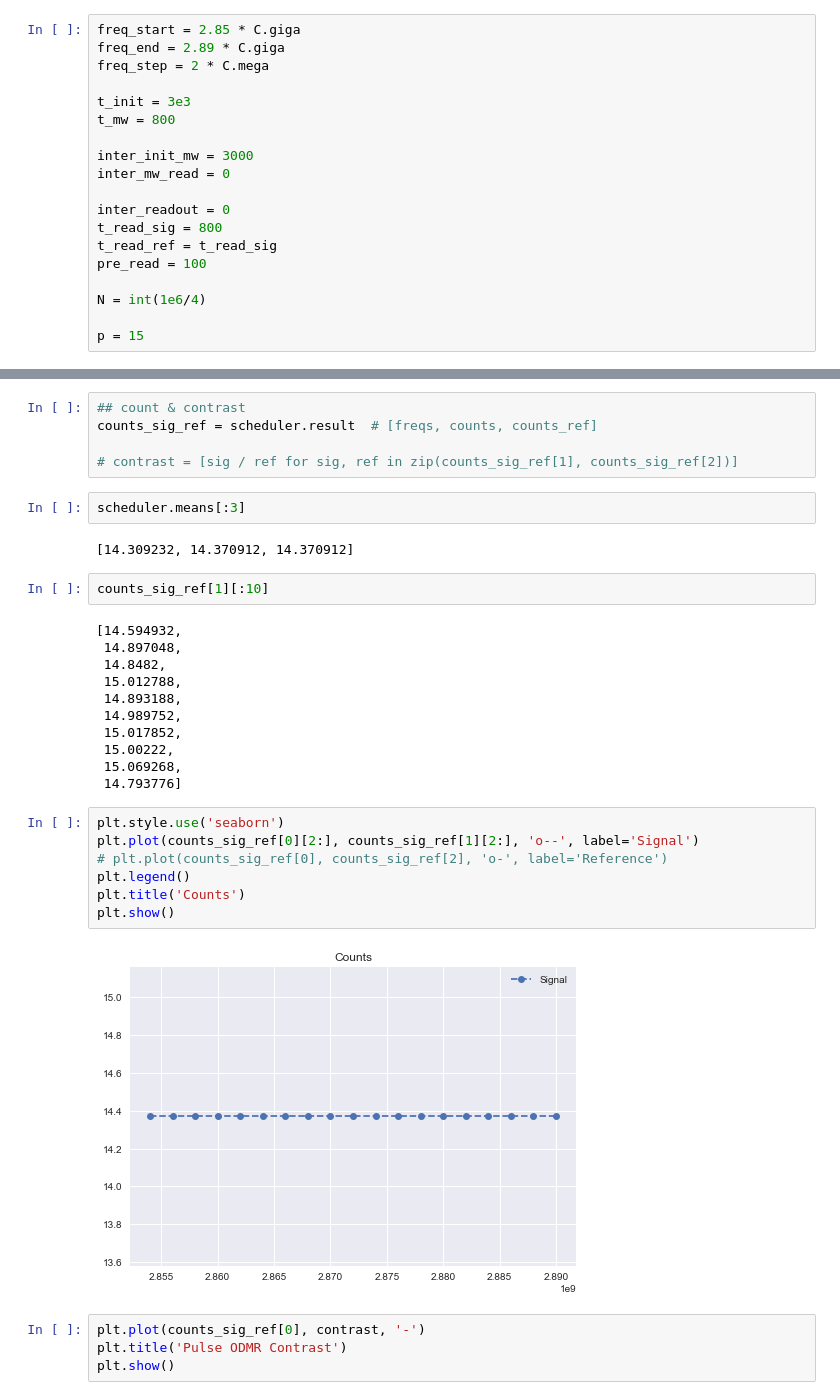
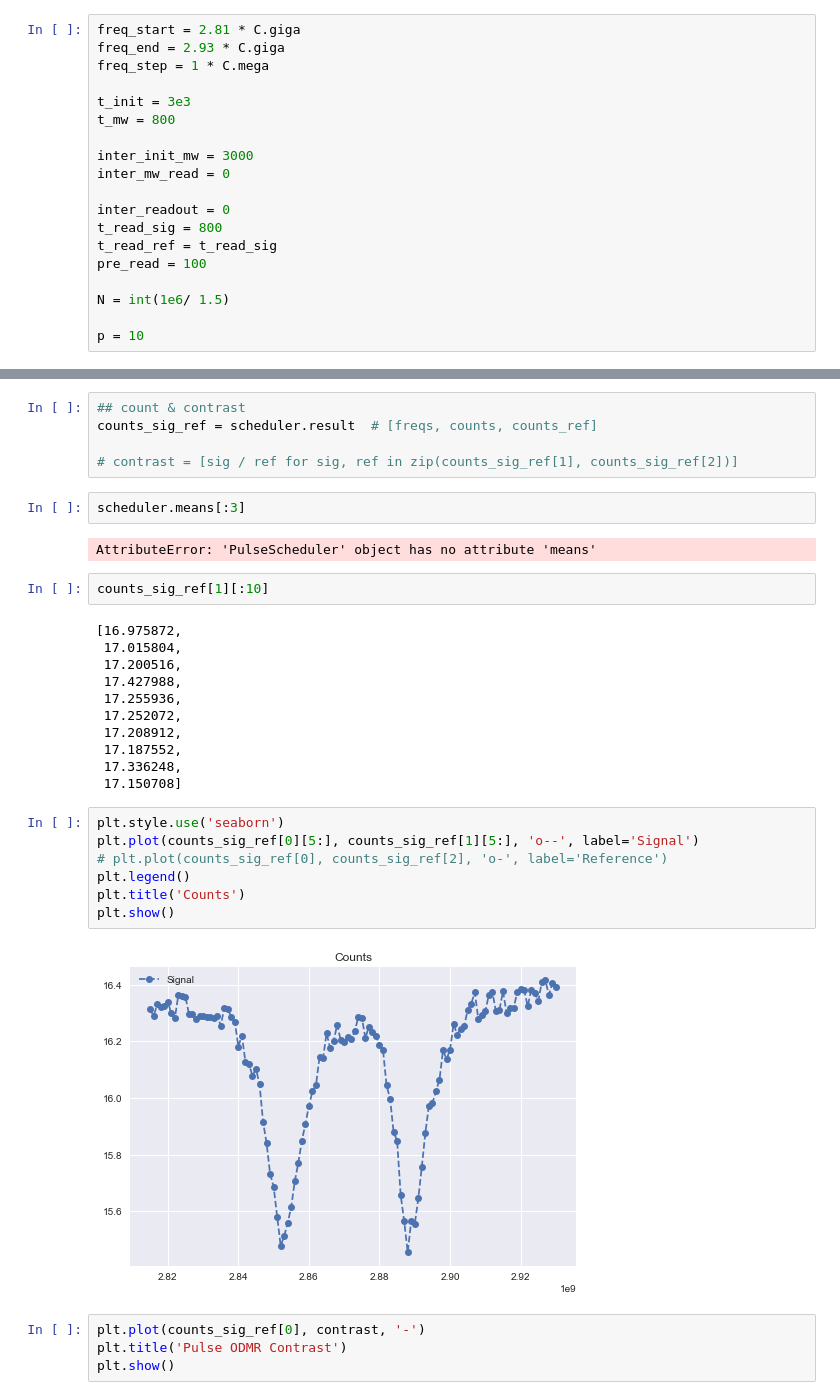
Before and after one commit to Youngcius/odmactor, a Jupyter notebook: project/tutorial/frequency-odmr.ipynb, the cells around one changed output, grey strips where cells are left out. Cells and saved outputs as stored; diff of their text form.

```diff
--- a/project/tutorial/frequency-odmr.ipynb
+++ b/project/tutorial/frequency-odmr.ipynb
@@ -98,9 +98,9 @@ np.savetxt('cw-contrast--{}dBm.txt'.format(p), np.vstack([res_on_off[0], contras
 - optional default parameters: reference signals readout time $t_{ref}$ ($t_{ref} = t_{sig}$ actually), some time interval parameters
 - Time bin $t$ per readout operation is then calculated by the sequences parameters
 # %%
-freq_start = 2.85 * C.giga
-freq_end = 2.89 * C.giga
-freq_step = 2 * C.mega
+freq_start = 2.81 * C.giga
+freq_end = 2.93 * C.giga
+freq_step = 1 * C.mega
 
 t_init = 3e3
 t_mw = 800
@@ -113,9 +113,9 @@ t_read_sig = 800
 t_read_ref = t_read_sig
 pre_read = 100
 
-N = int(1e6/4)
+N = int(1e6/ 1.5)
 
-p = 15
+p = 10
 # %% [markdown]
 **2. Construct a Pulse ODMR Scheduler and run**
 # %%
@@ -171,29 +171,29 @@ counts_sig_ref = scheduler.result  # [freqs, counts, counts_ref]
 # %%
 scheduler.means[:3]
 # %% [output]
-[14.309232, 14.370912, 14.370912]
+AttributeError: 'PulseScheduler' object has no attribute 'means'
 # %%
 counts_sig_ref[1][:10]
 # %% [output]
-[14.594932,
- 14.897048,
- 14.8482,
- 15.012788,
- 14.893188,
- 14.989752,
- 15.017852,
- 15.00222,
- 15.069268,
- 14.793776]
+[16.975872,
+ 17.015804,
+ 17.200516,
+ 17.427988,
+ 17.255936,
+ 17.252072,
+ 17.208912,
+ 17.187552,
+ 17.336248,
+ 17.150708]
 # %%
 plt.style.use('seaborn')
-plt.plot(counts_sig_ref[0][2:], counts_sig_ref[1][2:], 'o--', label='Signal')
+plt.plot(counts_sig_ref[0][5:], counts_sig_ref[1][5:], 'o--', label='Signal')
 # plt.plot(counts_sig_ref[0], counts_sig_ref[2], 'o-', label='Reference')
 plt.legend()
 plt.title('Counts')
 plt.show()
 # %% [output]
-[figure, old version]
+[figure, new version]
 # %%
 plt.plot(counts_sig_ref[0], contrast, '-')
 plt.title('Pulse ODMR Contrast')
```
Also changed, not shown: parts of 2 cells of this notebook, 1 other file.
